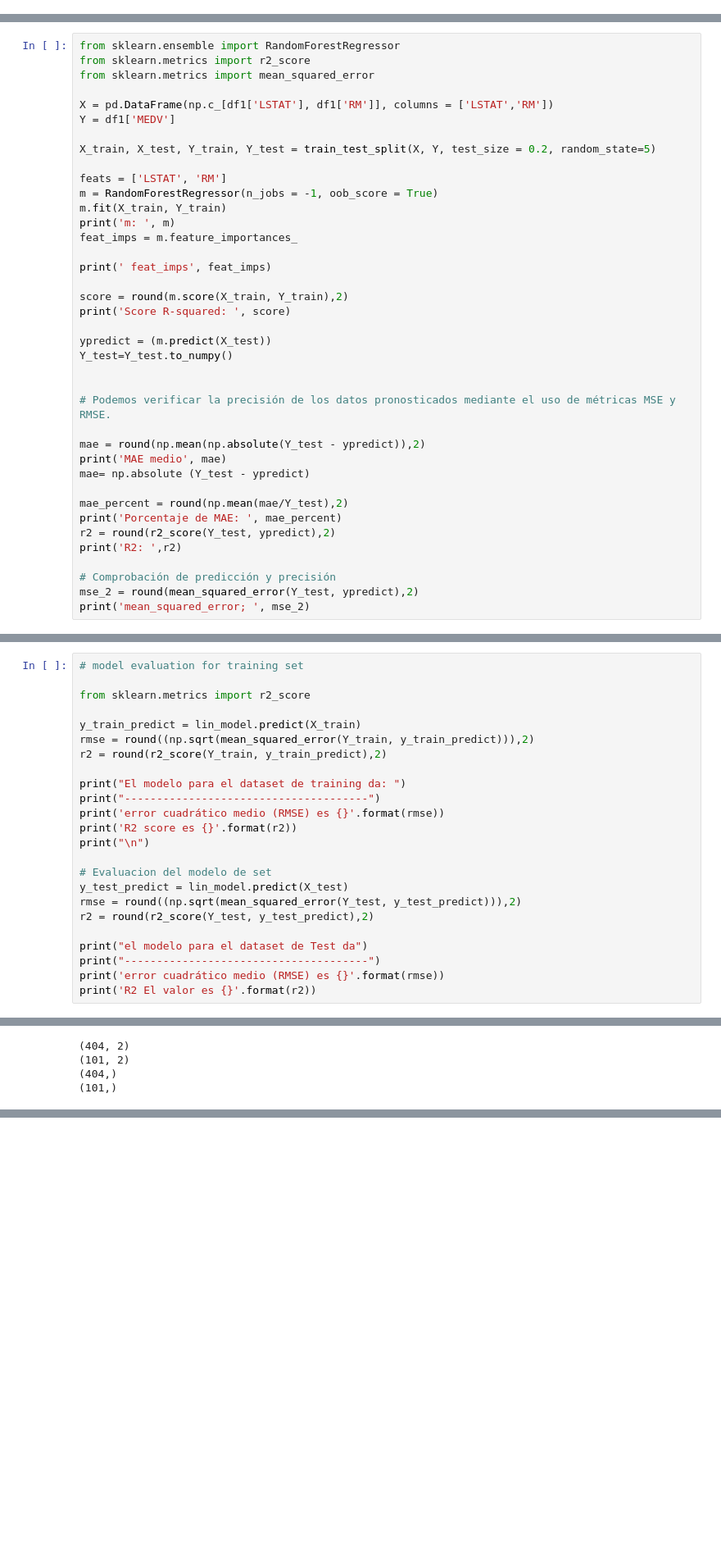
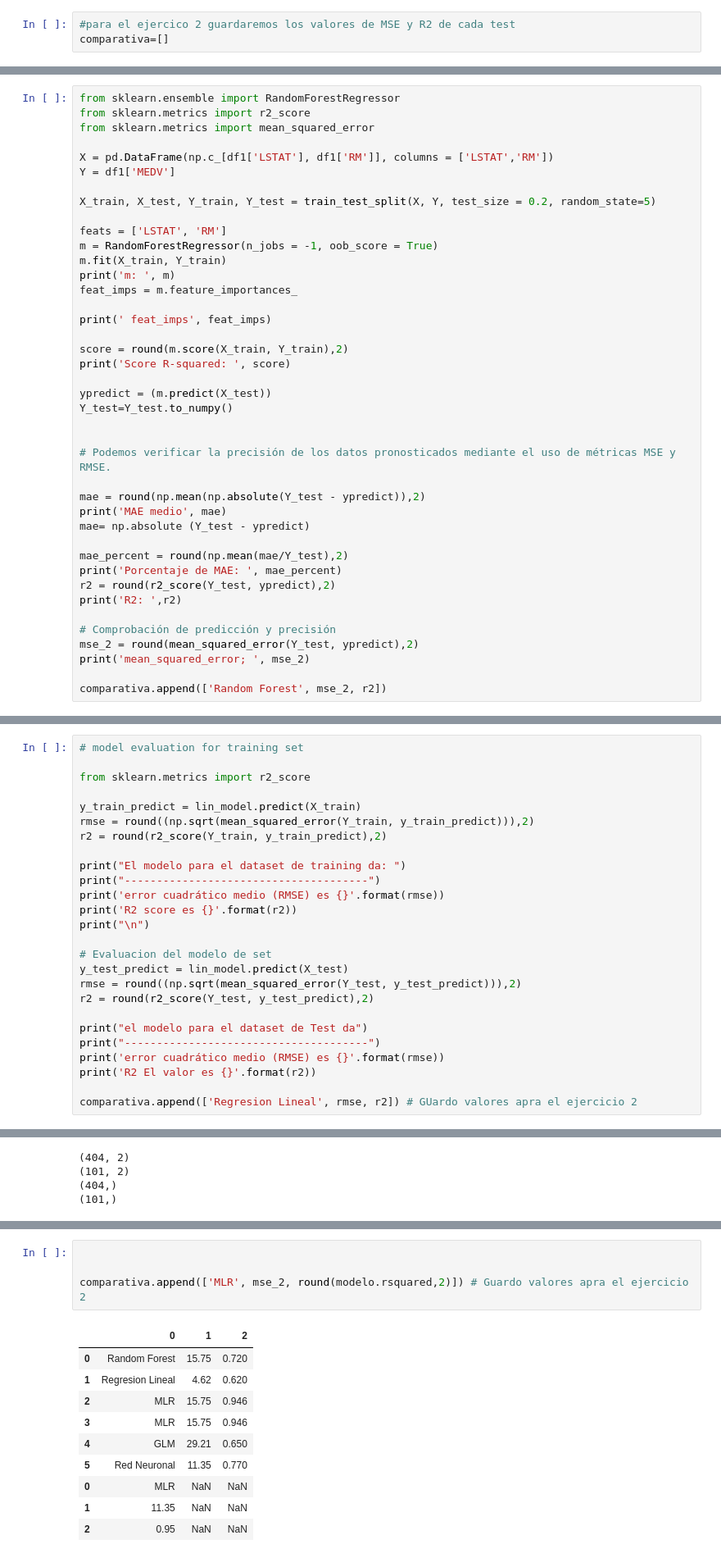
Before and after one commit to JMML2021/Tasca-M6-T01-ML_regressions-, a Jupyter notebook: Sprint_6_Algoritmes_d’aprenentatge_supervisat_Regressió.ipynb, the cells around one changed output, grey strips where cells are left out. Shown at 82% size. Drawn from its saved outputs; the diff is of its cells as text; blank space fills up the shorter version.

```diff
--- a/Sprint_6_Algoritmes_d’aprenentatge_supervisat_Regressió.ipynb
+++ b/Sprint_6_Algoritmes_d’aprenentatge_supervisat_Regressió.ipynb
@@ -313,6 +313,9 @@ def analisisGraficoResiduos(Y_train, prediccion_train):
 # %% [markdown]
 ## Exercici 1
 Crea almenys dos models de regressió diferents per intentar predir el millor possible el preu de les vivendes (MEDV) de l'arxiu adjunt.
+# %%
+#para el ejercico 2 guardaremos los valores de MSE y R2 de cada test
+comparativa=[]
 # %% [markdown]
 # 1.1 Random Forest
 # %%
@@ -354,5 +357,7 @@ print('R2: ',r2)
 # Comprobación de predicción y precisión
 mse_2 = round(mean_squared_error(Y_test, ypredict),2)
 print('mean_squared_error; ', mse_2)
+
+comparativa.append(['Random Forest', mse_2, r2])
 # %% [output]
 m:  RandomForestRegressor(n_jobs=-1, oob_score=True)
@@ -484,6 +489,8 @@ print("el modelo para el dataset de Test da")
 print("--------------------------------------")
 print('error cuadrático medio (RMSE) es {}'.format(rmse))
 print('R2 El valor es {}'.format(r2))
+
+comparativa.append(['Regresion Lineal', rmse, r2]) # GUardo valores apra el ejercicio 2
 # %% [output]
 El modelo para el dataset de training da:
 --------------------------------------
@@ -657,6 +654,21 @@ Covariance Type:            nonrobust
 Notes:
 [1] R² is computed without centering (uncentered) since the model does not contain a constant.
 [2] Standard Errors assume that the covariance matrix of the errors is correctly specified.
+# %%
+
+
+comparativa.append(['MLR', mse_2, round(modelo.rsquared,2)]) # Guardo valores apra el ejercicio 2
+# %% [output]
+|  | 0 | 1 | 2 |
+| 0 | Random Forest | 15.75 | 0.720 |
+| 1 | Regresion Lineal | 4.62 | 0.620 |
+| 2 | MLR | 15.75 | 0.946 |
+| 3 | MLR | 15.75 | 0.946 |
+| 4 | GLM | 29.21 | 0.650 |
+| 5 | Red Neuronal | 11.35 | 0.770 |
+| 0 | MLR | NaN | NaN |
+| 1 | 11.35 | NaN | NaN |
+| 2 | 0.95 | NaN | NaN |
 # %% [markdown]
 
 
```
Also changed, not shown: parts of 37 cells of this notebook.
